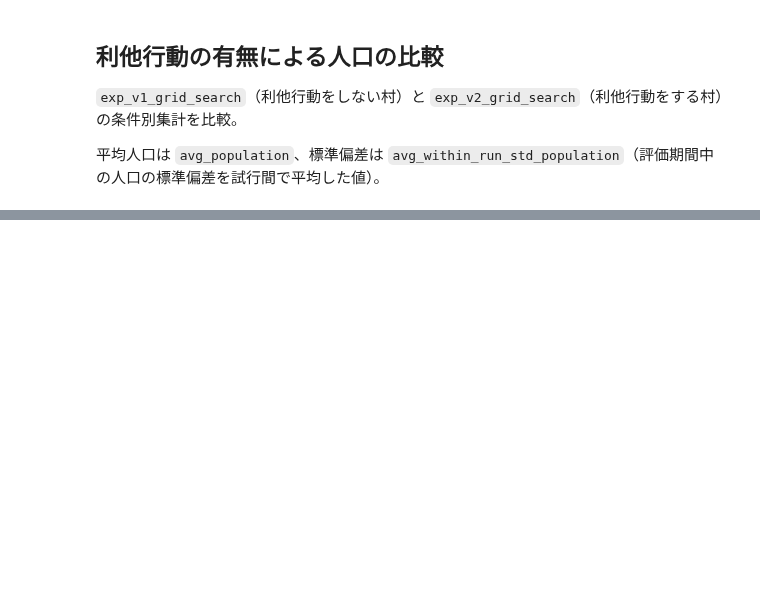
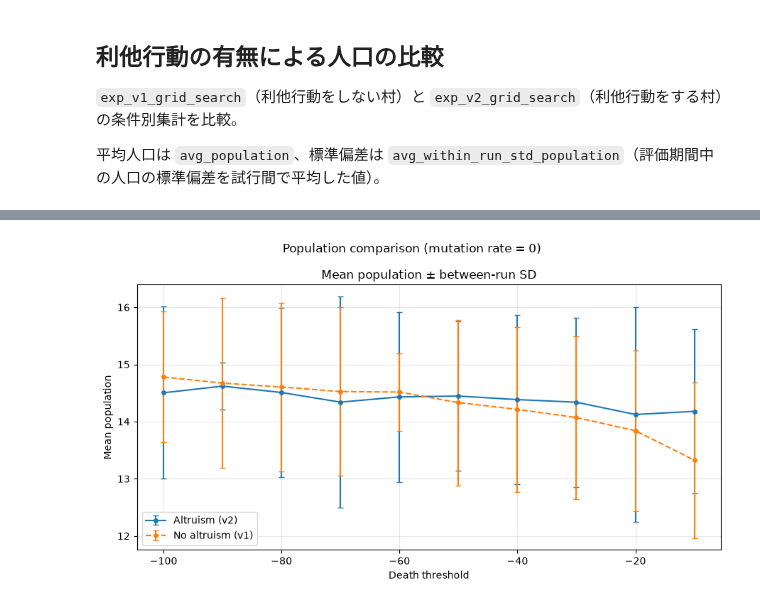
Before and after one commit to bcl-group/2703-nishimura-bachelor-thesis, a Jupyter notebook: project/notebooks/analysis_exp_v2.ipynb, the cells around one changed output, grey strips where cells are left out. Saved outputs shown, nothing was run; the diff lists cells and outputs as text; code cells hidden in the pictures; blank space fills up the shorter version.

```diff
--- a/project/notebooks/analysis_exp_v2.ipynb
+++ b/project/notebooks/analysis_exp_v2.ipynb
@@ -263,0 +258,49 @@ for mutation_rate, condition_df in population_comparison_df.groupby("mutation_ra
+# %%
+# 両実験の summary_data.csv を読み込み、既存の summary_df は保持する。
+population_comparison_frames = []
+for comparison_experiment, village_label in [
+    ("exp_v1_grid_search", "No altruism (v1)"),
+    ("exp_v2_grid_search", "Altruism (v2)"),
+]:
+    comparison_path = project_dir / "data" / comparison_experiment / "summary_data.csv"
+    if not comparison_path.is_file():
+        raise FileNotFoundError(f"実験を先に実行してください: {comparison_path}")
+    comparison_frame = pd.read_csv(comparison_path)
+    required_columns = {
+        "death_threshold", "mutation_rate", "transfer_amount",
+        "avg_population", "std_population",  # 変更: std_population を必須列に指定
+    }
+    missing_columns = required_columns - set(comparison_frame.columns)
+    if missing_columns:
+        raise ValueError(f"{comparison_path} に必要な列がありません: {sorted(missing_columns)}")
+    if comparison_frame.empty:
+        raise ValueError(f"集計データが空です: {comparison_path}")
+    population_comparison_frames.append(comparison_frame.assign(village=village_label))
+
+population_comparison_df = pd.concat(population_comparison_frames, ignore_index=True)
+
+for mutation_rate, condition_df in population_comparison_df.groupby("mutation_rate", sort=True):
+    fig, axis = plt.subplots(figsize=(9, 5))
+    for (village, transfer_amount), parameter_df in condition_df.groupby(
+        ["village", "transfer_amount"], sort=True
+    ):
+        parameter_df = parameter_df.sort_values("death_threshold")
+        label = f"{village}"
+        line_style = "--" if village == "No altruism (v1)" else "-"
+        axis.errorbar(
+            parameter_df["death_threshold"],
+            parameter_df["avg_population"],
+            yerr=parameter_df["std_population"],  # 変更: yerr に std_population を指定
+            fmt=line_style + "o", markersize=4, capsize=3, label=label,
+        )
+
+    axis.set_title("Mean population ± between-run SD")  # 変更: タイトル表記を試行間標準偏差（between-run SD）へ更新
+    axis.set_xlabel("Death threshold")
+    axis.set_ylabel("Mean population")
+    axis.grid(True, alpha=0.3)
+    axis.legend()
+    fig.suptitle(f"Population comparison (mutation rate = {mutation_rate:g})")
+    fig.tight_layout()
+    plt.show()
+# %% [output]
+[figure, added]
```
Also changed, not shown: parts of 7 cells of this notebook, 35 other files.
